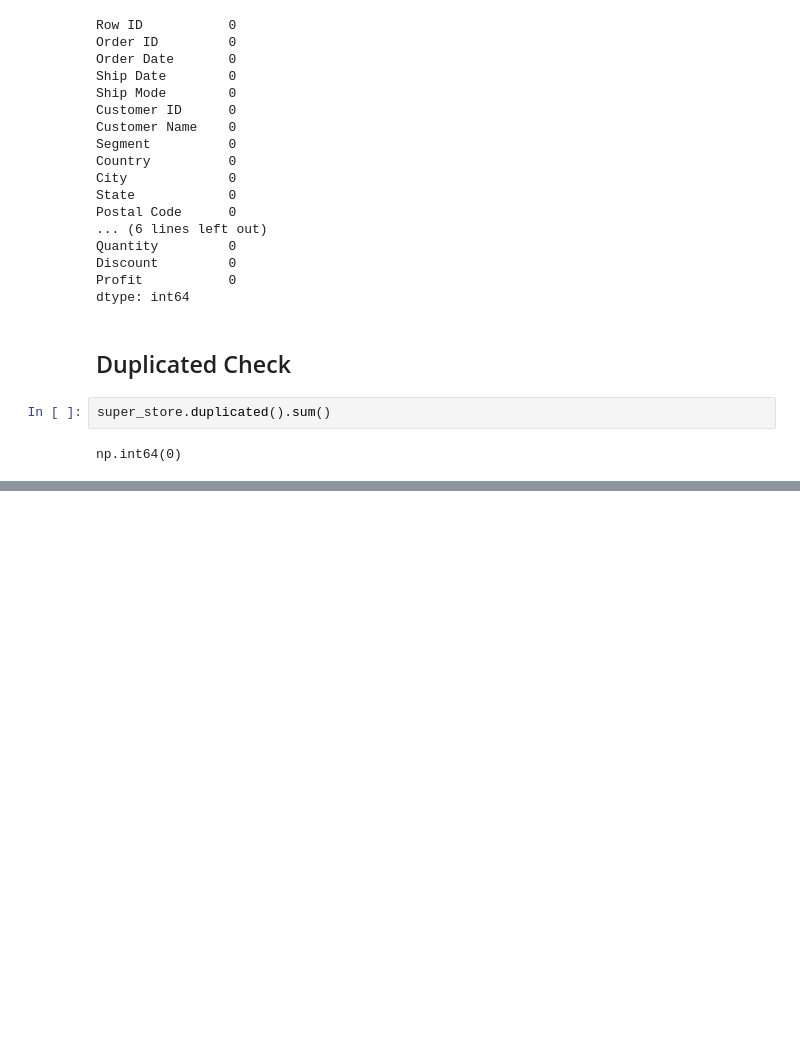
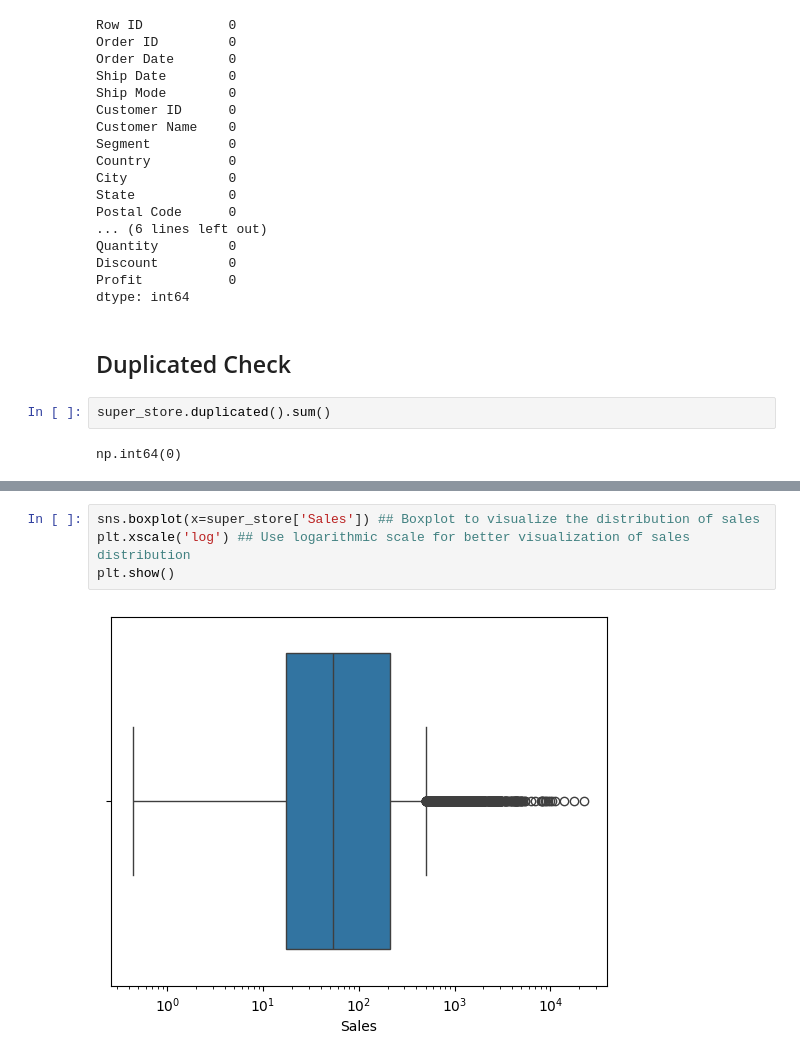
Before and after one commit to Tonybn92/sales-data-analysis, a Jupyter notebook: notebooks/sales_analysis.ipynb, the cells around one changed output, grey strips where cells are left out. Drawn from its saved outputs; the diff is of its cells as text; blank space fills up the shorter version.

```diff
--- a/notebooks/sales_analysis.ipynb
+++ b/notebooks/sales_analysis.ipynb
@@ -72,0 +312,6 @@ np.int64(0)
+# %%
+sns.boxplot(x=super_store['Sales']) ## Boxplot to visualize the distribution of sales
+plt.xscale('log') ## Use logarithmic scale for better visualization of sales distribution
+plt.show()
+# %% [output]
+[figure, added]
```
Also changed, not shown: parts of 40 cells of this notebook, 1 other file.
